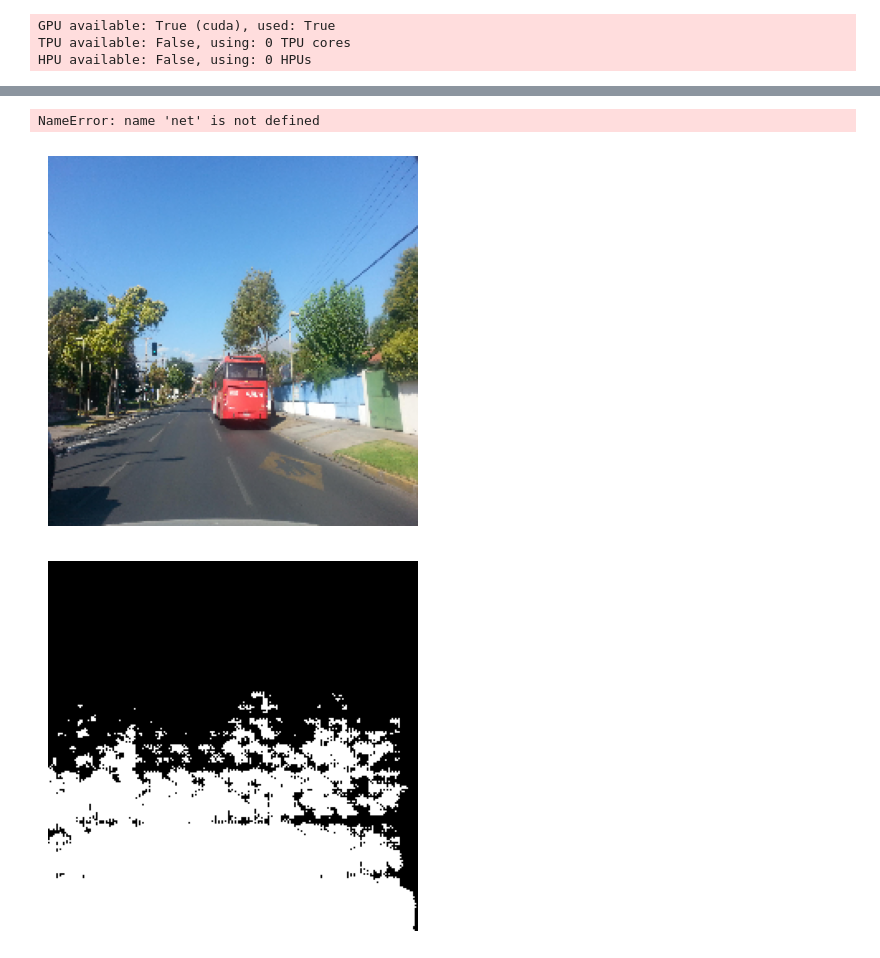
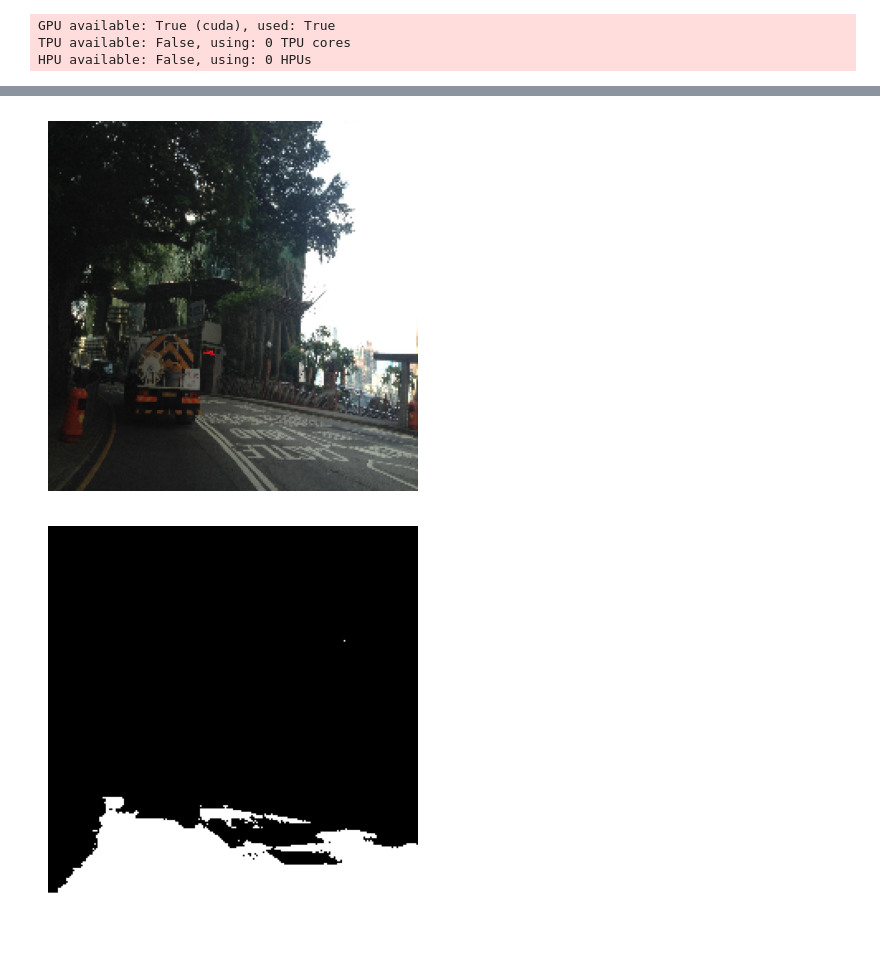
Before and after one commit to MikhailKuzm/pits_detection, a Jupyter notebook: segmantation/tmp.ipynb, the cells around one changed output, grey strips where cells are left out. Drawn from its saved outputs; the diff is of its cells as text; code cells hidden in the pictures.

```diff
--- a/segmantation/tmp.ipynb
+++ b/segmantation/tmp.ipynb
@@ -19,8 +41,8 @@ model = SegModel(image_path = '../seg_dataset/images', mask_path = '../seg_datas
 # %%
 checkpoint_callback = ModelCheckpoint(dirpath=r'checkpoints', save_top_k = 3, monitor="Loss_valid", filename="check-{epoch:02d}-{Loss_valid:.2f}-{Accuracy_valid:.2f}")
 logger = CSVLogger(r"logs/UNet_simple", name='simple_UNet', flush_logs_every_n_steps = 5)
-trainer = pl.Trainer(accelerator = 'cuda', max_epochs=1,  callbacks=[checkpoint_callback], logger = logger, strategy='ddp_notebook',
-                     enable_progress_bar = True,  log_every_n_steps = 100, devices=[0], # limit_train_batches=3, limit_val_batches=3,
+trainer = pl.Trainer(accelerator = 'cuda', max_epochs=100,  callbacks=[checkpoint_callback], logger = logger, strategy='ddp_notebook',
+                     enable_progress_bar = True,  log_every_n_steps = 100, devices=[0,1, 2, 3, 4, 5, 6, 7], # limit_train_batches=3, limit_val_batches=3,
                      deterministic=False, default_root_dir = r'logs/UNet_simple')
 # %% [output]
 GPU available: True (cuda), used: True
@@ -47,11 +83,9 @@ import numpy as np
 import torch
 # %%
 val_ds = SegData(image_path = '../seg_dataset/images', mask_path = '../seg_dataset/maps_roads',
-                 train_ratio = 0.9,  mode = 'train', seed = 1)
+                 train_ratio = 0.9,  mode = 'test', seed = 1)
 batch = next(iter(val_ds))
 img, mask = batch
 # %%
 batched_img = np.expand_dims(np.transpose(img, (2, 0, 1)), axis=0)
 batched_mask = np.expand_dims(mask, axis=0)
-# %%
-model = SegModel.load_from_checkpoint('checkpoints/check-epoch=00-Loss_valid=0.12-Accuracy_valid=0.95.ckpt')
@@ -64,9 +96,7 @@ RuntimeError: PytorchStreamReader failed reading zip archive: failed finding cen
 # %%
-net.eval()
+
 #in_img =
-pred = model.forward(torch.tensor(batched_img, dtype = torch.float32))
+pred = model.net(torch.tensor(batched_img, dtype = torch.float32))
-# %% [output]
-NameError: name 'net' is not defined
 # %%
 import matplotlib.pyplot as plt
 # Визуализация массива
@@ -74,18 +104,18 @@ plt.imshow(img, cmap='binary')
 plt.axis('off')
 plt.show()
 # %% [output]
-[figure, old version]
+[figure, new version]
 # %%
 # Замена чисел больше 0.5 на 1, остальные на 0
-pred[pred > 0.5] = 1
-pred[pred <= 0.5] = 0
+pred[pred > 0.4] = 255
+pred[pred <= 0.4] = 0
 
 # Визуализация массива
 plt.imshow(pred.squeeze(0)[0].detach().numpy(), cmap='gray')
 plt.axis('off')
 plt.show()
 # %% [output]
-[figure, old version]
+[figure, new version]
 # %%
 # Визуализация массива
 plt.imshow(batched_mask[0], cmap='gray')
```
Also changed, not shown: parts of 14 cells of this notebook, 16 other files.
